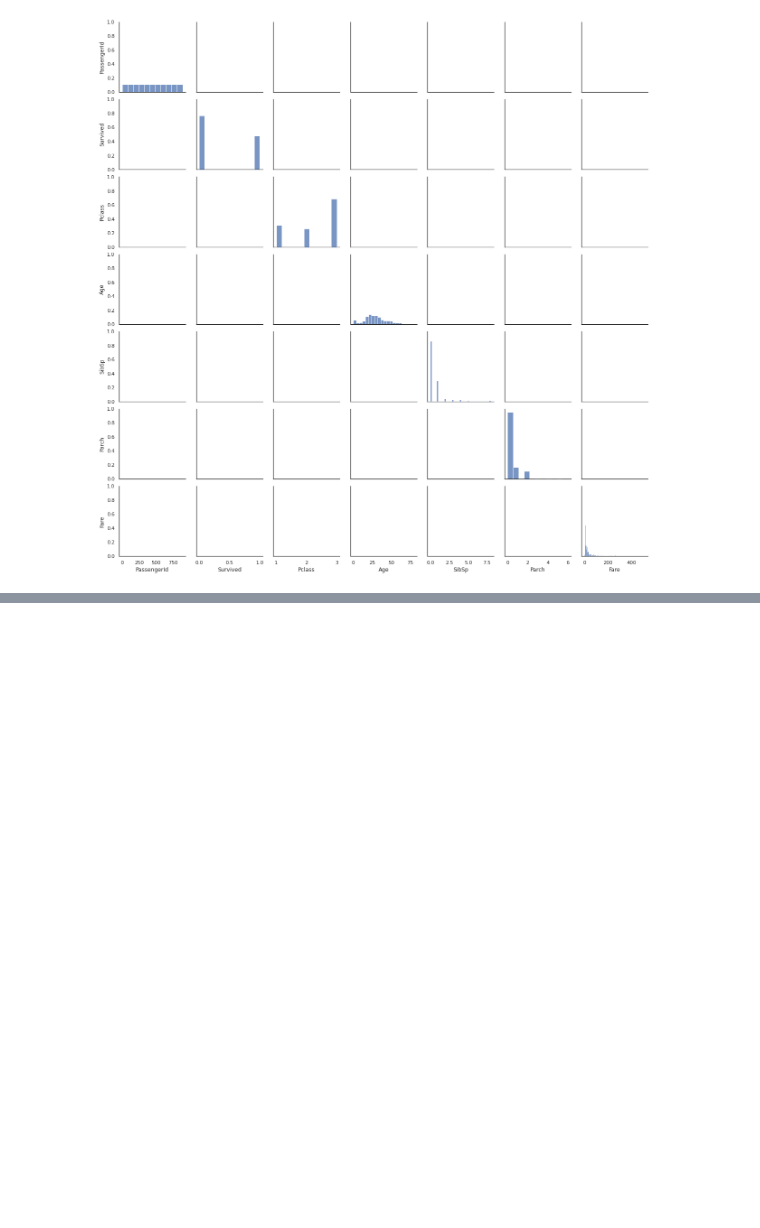
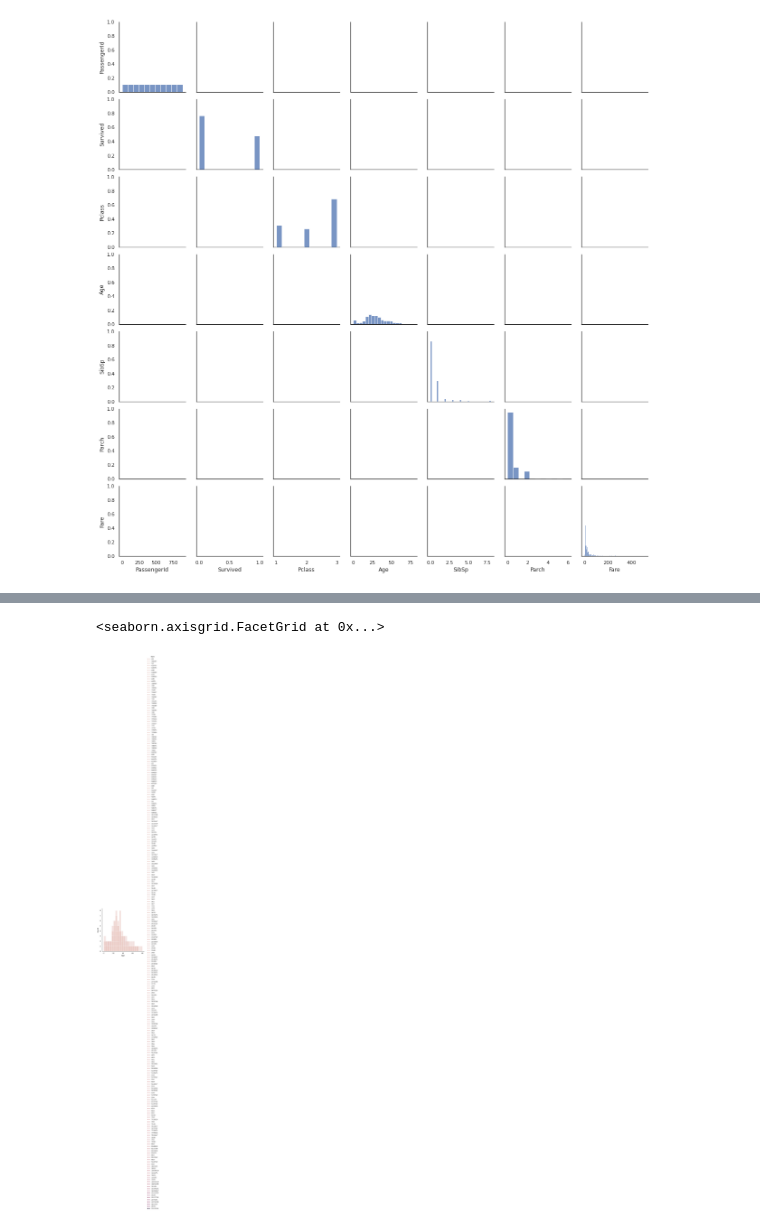
Before and after one commit to mansi0829/sem6, a Jupyter notebook: DSBDAL/A4/31231_A4.ipynb, the cells around one changed output, grey strips where cells are left out. Saved outputs shown, nothing was run; the diff lists cells and outputs as text; code cells hidden in the pictures; blank space fills up the shorter version.

```diff
--- a/DSBDAL/A4/31231_A4.ipynb
+++ b/DSBDAL/A4/31231_A4.ipynb
@@ -63,0 +88,5 @@ sns.PairGrid(df).map_diag(sns.histplot)
+# %%
+sns.displot(df, x="Age", hue="Fare")
+# %% [output]
+<seaborn.axisgrid.FacetGrid at 0x...>
+[figure, added]
```
Also changed, not shown: parts of 30 cells of this notebook.
